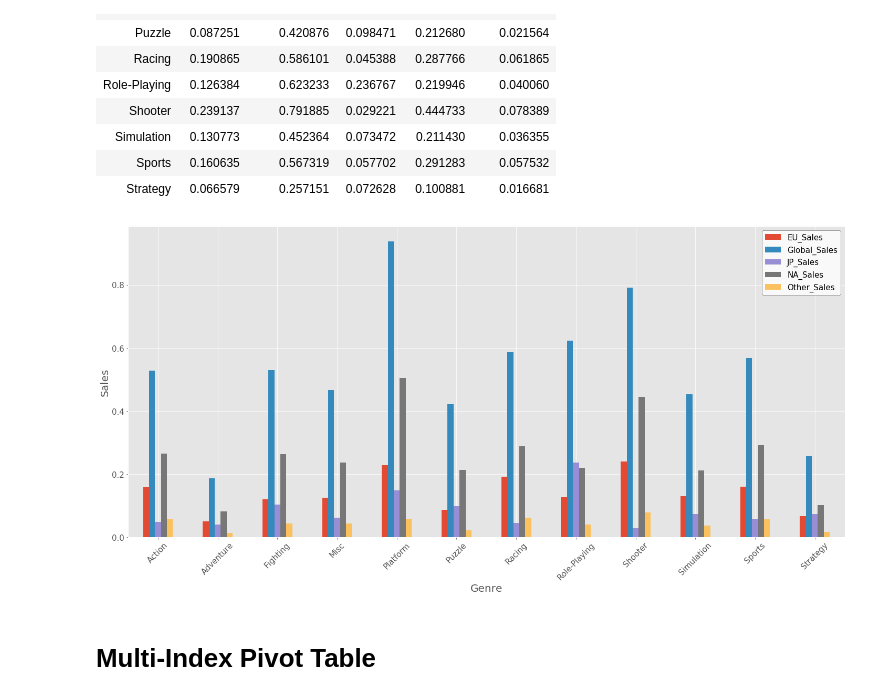
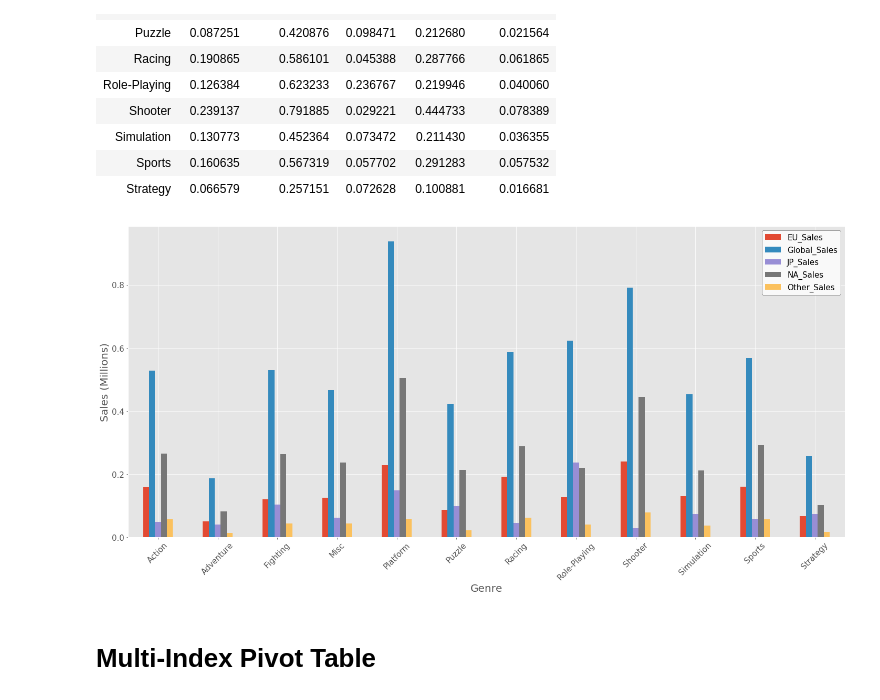
Before and after one commit to andrewcole33/pivot_table_blog, a Jupyter notebook: Untitled.ipynb, the cells around one changed output. Cells and saved outputs as stored; diff of their text form; code cells hidden in the pictures.

```diff
--- a/Untitled.ipynb
+++ b/Untitled.ipynb
@@ -98,13 +92,13 @@ table2
 # %%
 x = table2.plot(kind = 'bar', figsize = (20,10))
 x.set_xlabel(xlabel = 'Genre', size = 20)
-x.set_ylabel(ylabel = 'Sales', size = 20)
+x.set_ylabel(ylabel = 'Sales (Millions)', size = 20)
 plt.xticks(rotation = 45, fontstyle = 'normal', fontsize = 15)
 plt.yticks(fontsize = 15)
 plt.legend(fontsize = 15, facecolor = 'white', edgecolor = 'black', fancybox = True)
 plt.tight_layout()
 # %% [output]
-[figure, old version]
+[figure, new version]
 # %% [markdown]
 # Multi-Index Pivot Table
 # %%
```
Also changed, not shown: parts of 2 cells of this notebook, 12 other files.
